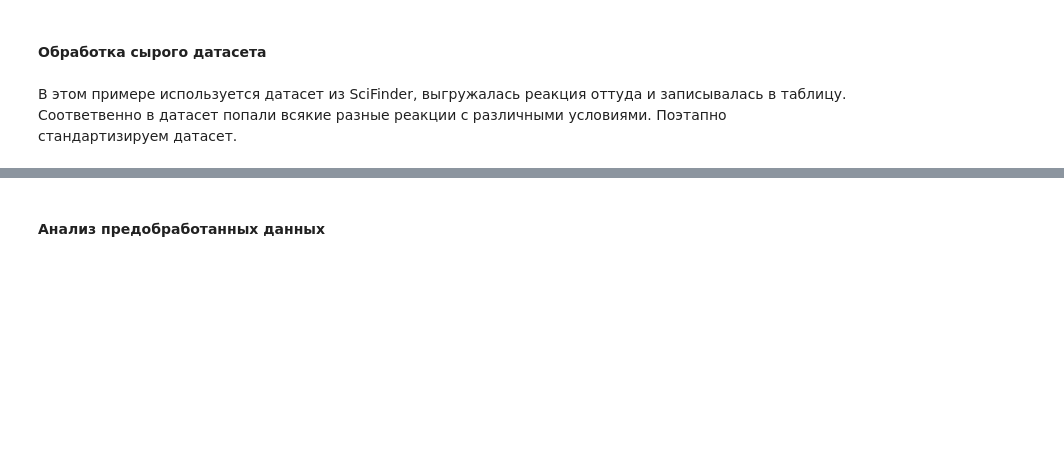
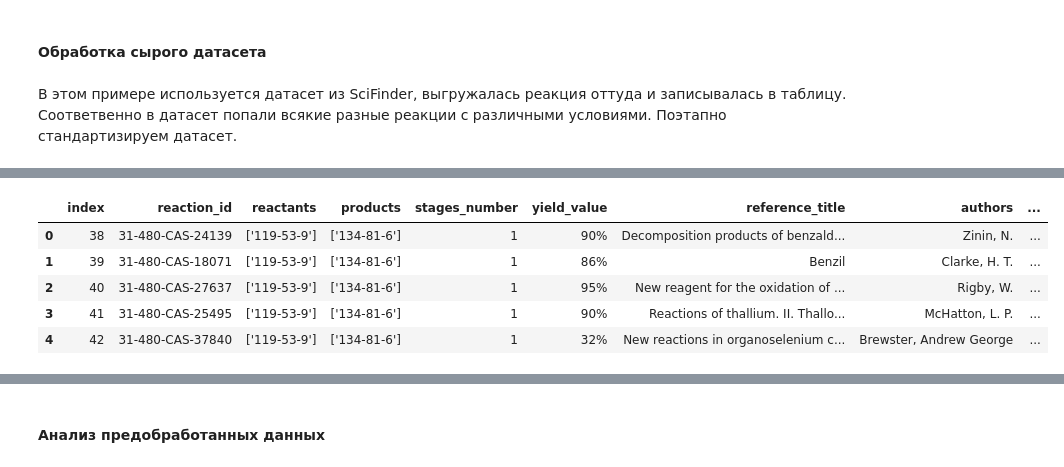
Before and after one commit to XenaN/Chem_conditions, a Jupyter notebook: notebooks/Tutorial.ipynb, the cells around one changed output, grey strips where cells are left out. Cells and saved outputs as stored; diff of their text form; code cells hidden in the pictures; blank space fills up the shorter version.

```diff
--- a/notebooks/Tutorial.ipynb
+++ b/notebooks/Tutorial.ipynb
@@ -96,4 +108,13 @@ Curr. Opin Drug Discov. Dev., 11 (2008), pp. 393-404
 # %%
 # Фильтрация по реакциям с одной стадией
+df = df[df['stages_number'] == 1].reset_index()
+df.head()
+# %% [output]
+|  | index | reaction_id | reactants | products | stages_number | yield_value | reference_title | authors | ... |
+| 0 | 38 | 31-480-CAS-24139 | ['119-53-9'] | ['134-81-6'] | 1 | 90% | Decomposition products of benzald... | Zinin, N. | ... |
+| 1 | 39 | 31-480-CAS-18071 | ['119-53-9'] | ['134-81-6'] | 1 | 86% | Benzil | Clarke, H. T. | ... |
+| 2 | 40 | 31-480-CAS-27637 | ['119-53-9'] | ['134-81-6'] | 1 | 95% | New reagent for the oxidation of ... | Rigby, W. | ... |
+| 3 | 41 | 31-480-CAS-25495 | ['119-53-9'] | ['134-81-6'] | 1 | 90% | Reactions of thallium. II. Thallo... | McHatton, L. P. | ... |
+| 4 | 42 | 31-480-CAS-37840 | ['119-53-9'] | ['134-81-6'] | 1 | 32% | New reactions in organoselenium c... | Brewster, Andrew George | ... |
 # %%
 # Разделение other_condition на температуру, давление, время и pH
```
Also changed, not shown: parts of 33 cells of this notebook.
